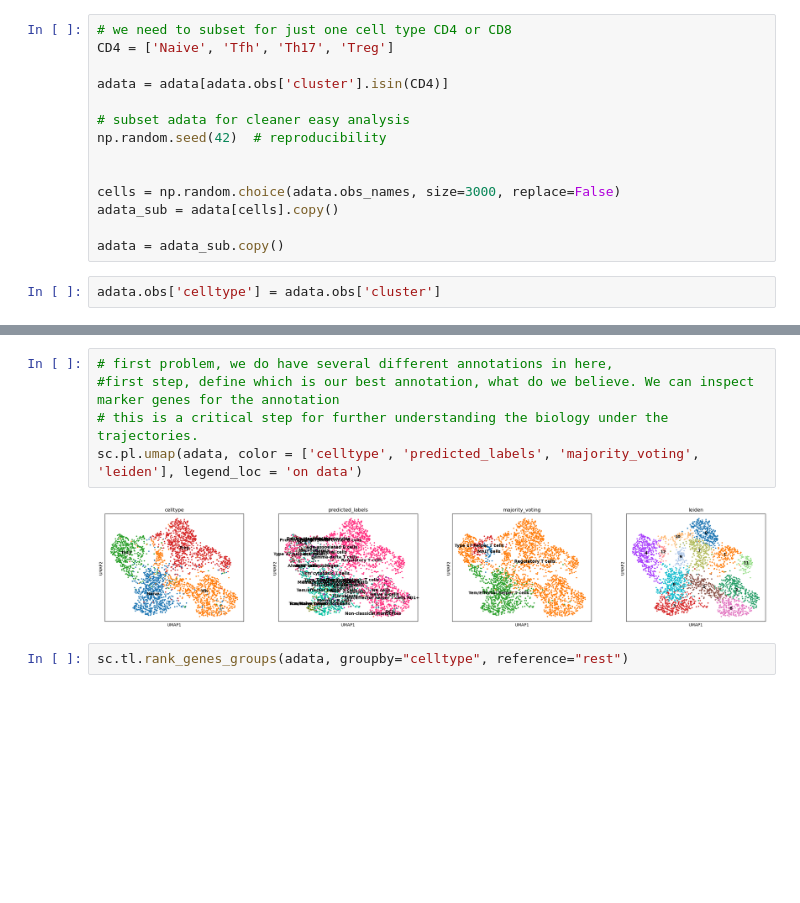
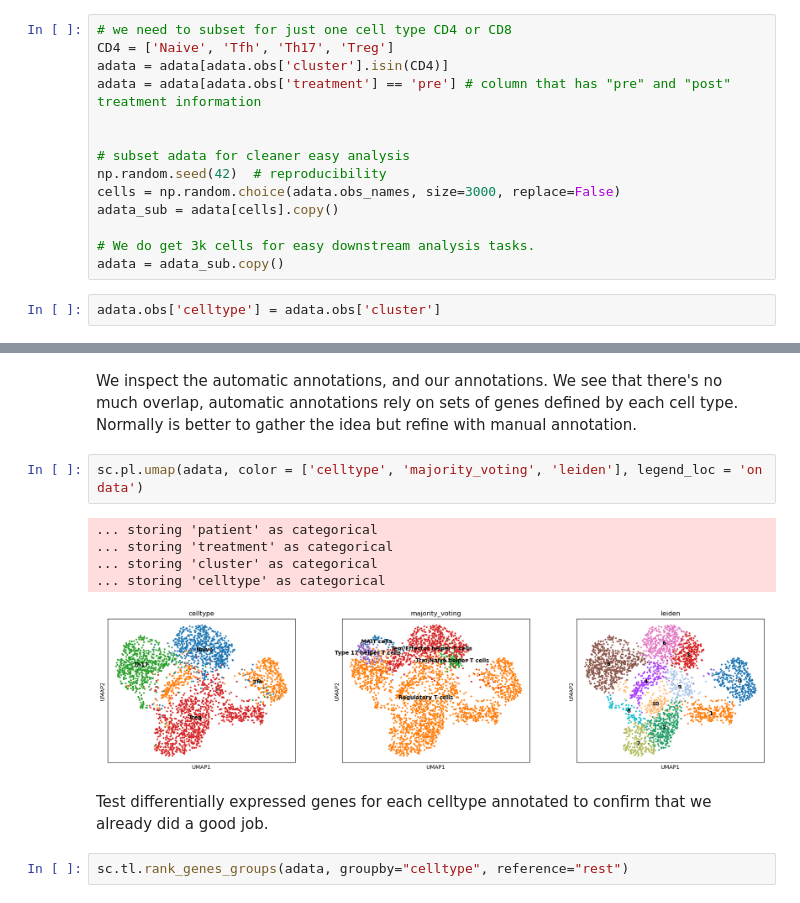
Before and after one commit to rogercasalsfr/cancer-pseudotime-grn-workflow, a Jupyter notebook: scripts/methods.ipynb, the cells around one changed output, grey strips where cells are left out. Cells and saved outputs as stored; diff of their text form; blank space fills up the shorter version.

```diff
--- a/scripts/methods.ipynb
+++ b/scripts/methods.ipynb
@@ -48,16 +72,16 @@ adata.obs = metadata.set_index(metadata.columns[0]).loc[adata.obs_names]
 # %%
 # we need to subset for just one cell type CD4 or CD8
 CD4 = ['Naive', 'Tfh', 'Th17', 'Treg']
+adata = adata[adata.obs['cluster'].isin(CD4)]
+adata = adata[adata.obs['treatment'] == 'pre'] # column that has "pre" and "post" treatment information
 
-adata = adata[adata.obs['cluster'].isin(CD4)]
 
 # subset adata for cleaner easy analysis
 np.random.seed(42)  # reproducibility
-
-
 cells = np.random.choice(adata.obs_names, size=3000, replace=False)
 adata_sub = adata[cells].copy()
 
+# We do get 3k cells for easy downstream analysis tasks.
 adata = adata_sub.copy()
 # %%
 adata.obs['celltype'] = adata.obs['cluster']
@@ -135,10 +138,15 @@ adata = predictions.to_adata()
+# %% [markdown]
+We inspect the automatic annotations, and our annotations. We see that there's no much overlap, automatic annotations rely on sets of genes defined by each cell type. Normally is better to gather the idea but refine with manual annotation.
 # %%
-# first problem, we do have several different annotations in here,
-#first step, define which is our best annotation, what do we believe. We can inspect marker genes for the annotation
-# this is a critical step for further understanding the biology under the trajectories.
-sc.pl.umap(adata, color = ['celltype', 'predicted_labels', 'majority_voting', 'leiden'], legend_loc = 'on data')
+sc.pl.umap(adata, color = ['celltype', 'majority_voting', 'leiden'], legend_loc = 'on data')
 # %% [output]
+... storing 'patient' as categorical
+... storing 'treatment' as categorical
+... storing 'cluster' as categorical
+... storing 'celltype' as categorical
-[figure, old version]
+[figure, new version]
+# %% [markdown]
+Test differentially expressed genes for each celltype annotated to confirm that we already did a good job.
 # %%
 sc.tl.rank_genes_groups(adata, groupby="celltype", reference="rest")
 # %%
```
Also changed, not shown: parts of 53 cells of this notebook.
